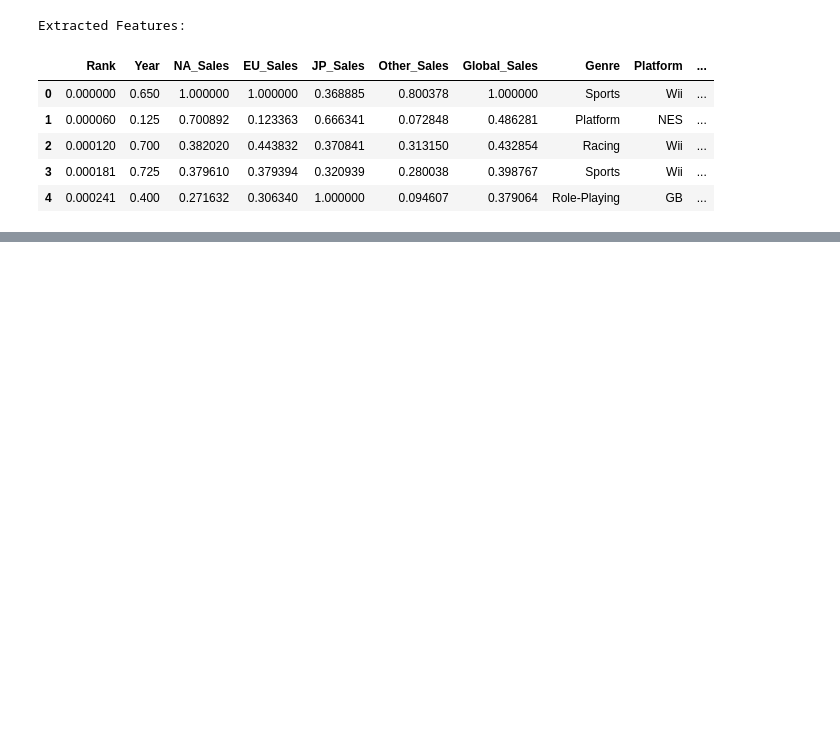
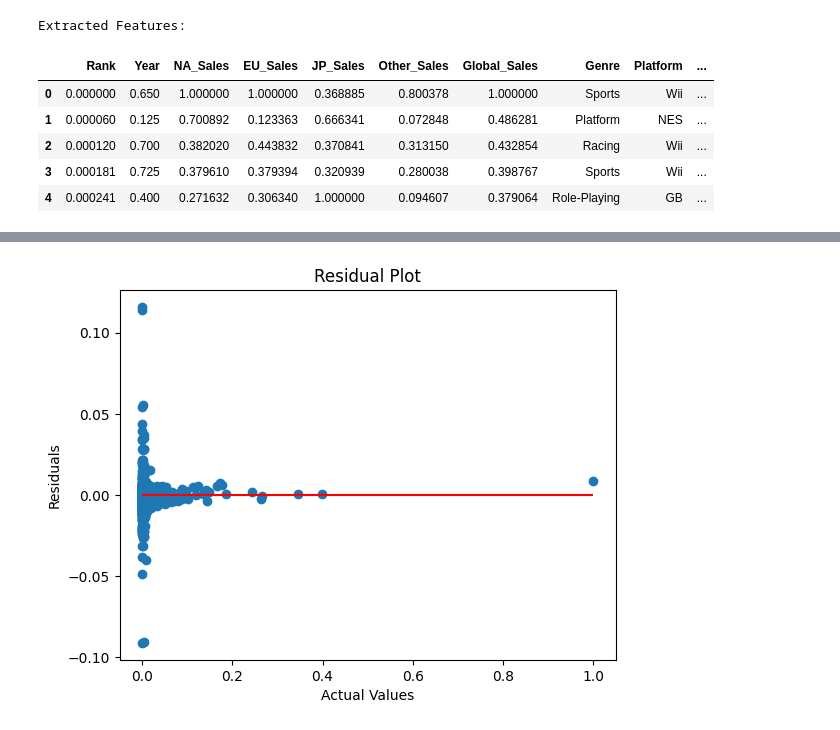
Before and after one commit to devanshijoshi09/AIForBusiness, a Jupyter notebook: Sales.ipynb, the cells around one changed output, grey strips where cells are left out. Saved outputs shown, nothing was run; the diff lists cells and outputs as text; code cells hidden in the pictures; blank space fills up the shorter version.

```diff
--- a/Sales.ipynb
+++ b/Sales.ipynb
@@ -221,0 +333,5 @@ Extracted Features:
+# %%
+mlp_model = MLPRegressor(hidden_layer_sizes=(100,), activation='relu', solver='adam', max_iter=500, random_state=42)
+
+# Training the model
+mlp_model.fit(X_train, y_train)
@@ -221,0 +366,3 @@ Extracted Features:
+# %%
+mlp_model1 = MLPRegressor(hidden_layer_sizes=(100, 50, 50), activation='relu', solver='adam', max_iter=500, random_state=42)
+mlp_model1.fit(X_train, y_train)
@@ -221,0 +396,5 @@ Extracted Features:
+# %%
+mlp_model2 = MLPRegressor(hidden_layer_sizes=(100,), activation='tanh', solver='adam', max_iter=500, random_state=42)
+
+# Training the model
+mlp_model2.fit(X_train, y_train)
@@ -221,0 +403,15 @@ Extracted Features:
+# %%
+# Make predictions
+mlp2_predictions_test = mlp_model2.predict(X_test)
+mlp2_predictions_train = mlp_model2.predict(X_train)
+
+# Evaluate the model
+test_mse2 = mean_squared_error(y_test, mlp2_predictions_test)
+test_r22 = r2_score(y_test, mlp2_predictions_test)
+train_mse2 = mean_squared_error(y_train, mlp2_predictions_train)
+train_r22 = r2_score(y_train, mlp2_predictions_train)
+
+print("Testing Mean Squared Error:", test_mse2)
+print("Testing R-squared:", test_r22)
+print("\nTraining Mean Squared Error:", train_mse2)
+print("Training R-squared:", train_r22)
@@ -221,0 +430,10 @@ Extracted Features:
+# %%
+residuals = y_test - mlp2_predictions_test
+plt.scatter(y_test, residuals)
+plt.hlines(y=0, xmin=y_test.min(), xmax=y_test.max(), colors='red')
+plt.xlabel('Actual Values')
+plt.ylabel('Residuals')
+plt.title('Residual Plot')
+plt.show()
+# %% [output]
+[figure, added]
```
Also changed, not shown: parts of 41 cells of this notebook.
